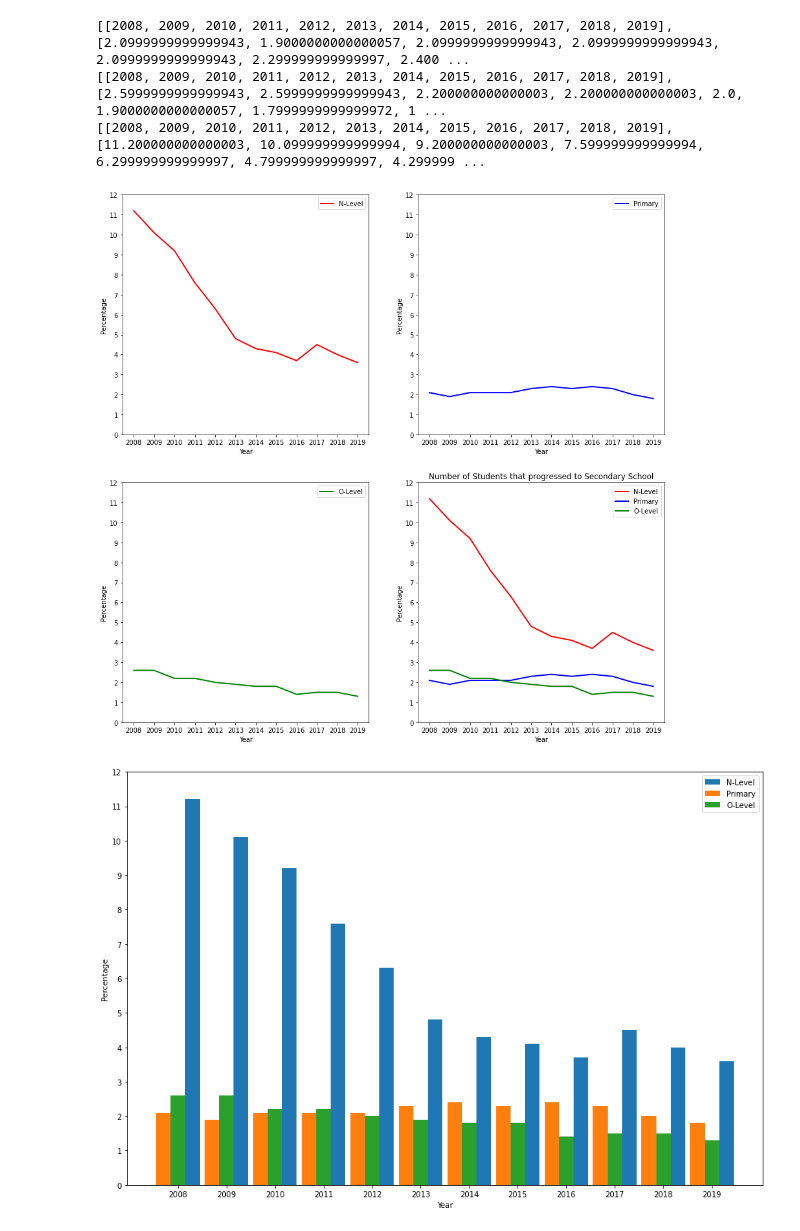
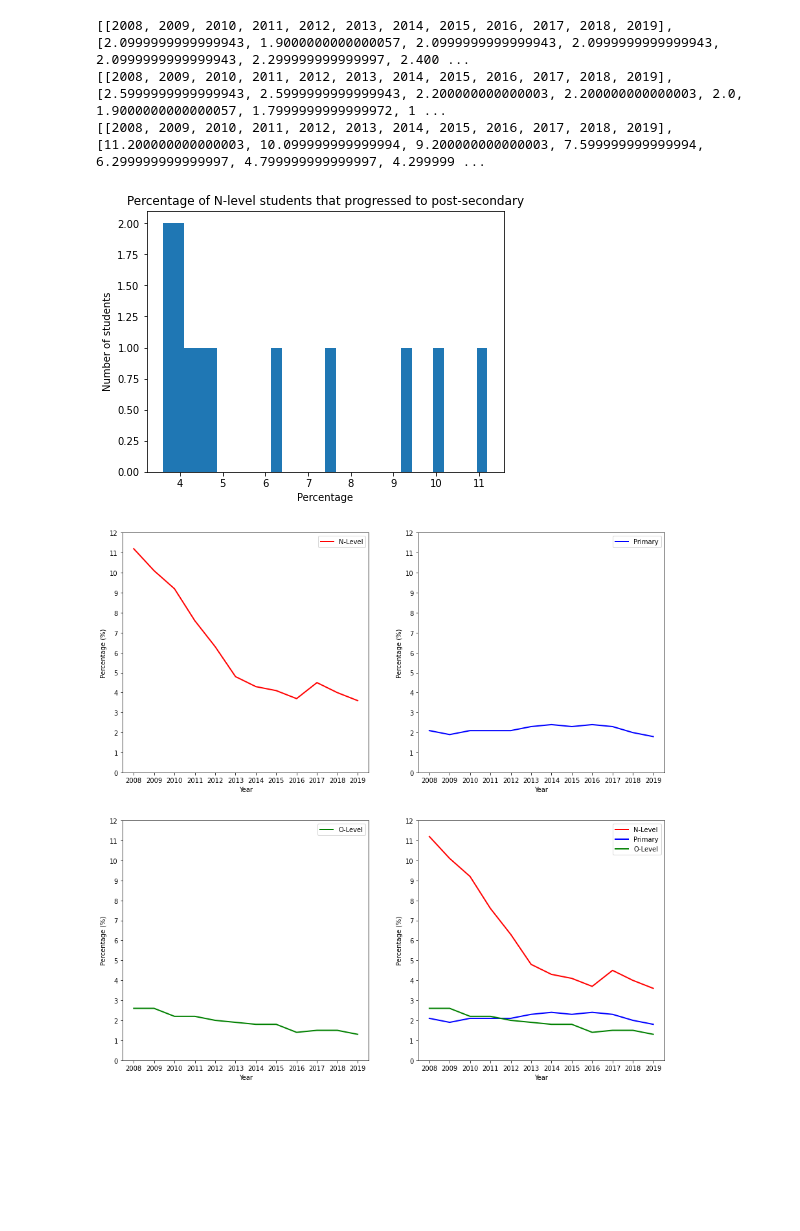
Before and after one commit to raracraz/DataScience-AY2022-2023, a Jupyter notebook: Ca1.ipynb, the cells around one changed output. Drawn from its saved outputs; the diff is of its cells as text; code cells hidden in the pictures; blank space fills up the shorter version.

```diff
--- a/Ca1.ipynb
+++ b/Ca1.ipynb
@@ -40,7 +40,12 @@ print(overall_primary_that_progress_to_secondary)
 print(overall_o_level_that_progress_to_post_secondary)
 print(overall_n_level_that_progress_to_post_secondary)
 
-
+# plot a histogram showing n-level students that progressed to post-secondary
+plt.hist(overall_n_level_that_progress_to_post_secondary[1], bins=30)
+plt.title("Percentage of N-level students that progressed to post-secondary")
+plt.xlabel("Percentage")
+plt.ylabel("Number of students")
+plt.show()
 
 # plot a line graph data
 
@@ -50,7 +55,7 @@ plt.plot(overall_n_level_that_progress_to_post_secondary[0], overall_n_level_tha
 plt.yticks(np.arange(0, 13, 1))
 plt.xticks(np.arange(overall_n_level_that_progress_to_post_secondary[0][0], overall_n_level_that_progress_to_post_secondary[0][-1]+1, 1))
 plt.xlabel("Year")
-plt.ylabel("Percentage")
+plt.ylabel("Percentage (%)")
 plt.legend(loc="upper right")
 
 plt.subplot(2, 2, 2)
@@ -58,7 +63,7 @@ plt.plot(overall_primary_that_progress_to_secondary[0], overall_primary_that_pro
 plt.yticks(np.arange(0, 13, 1))
 plt.xticks(np.arange(overall_primary_that_progress_to_secondary[0][0], overall_primary_that_progress_to_secondary[0][-1]+1, 1))
 plt.xlabel("Year")
-plt.ylabel("Percentage")
+plt.ylabel("Percentage (%)")
 plt.legend(loc="upper right")
 
 plt.subplot(2, 2, 3)
@@ -66,7 +71,7 @@ plt.plot(overall_o_level_that_progress_to_post_secondary[0], overall_o_level_tha
 plt.yticks(np.arange(0, 13, 1))
 plt.xticks(np.arange(overall_o_level_that_progress_to_post_secondary[0][0], overall_o_level_that_progress_to_post_secondary[0][-1]+1, 1))
 plt.xlabel("Year")
-plt.ylabel("Percentage")
+plt.ylabel("Percentage (%)")
 plt.legend(loc="upper right")
 
 plt.subplot(2, 2, 4)
@@ -76,7 +81,7 @@ plt.plot(overall_o_level_that_progress_to_post_secondary[0], overall_o_level_tha
 plt.yticks(np.arange(0, 13, 1))
 plt.xticks(np.arange(overall_n_level_that_progress_to_post_secondary[0][0], overall_n_level_that_progress_to_post_secondary[0][-1]+1, 1))
 plt.xlabel("Year")
-plt.ylabel("Percentage")
+plt.ylabel("Percentage (%)")
 plt.legend(loc="upper right")
 
 # plot a bar graph data of number of students that progressed to secondary school
@@ -89,47 +94,42 @@ p1 = plt.bar(ind, overall_primary_that_progress_to_secondary[1], width, label="P
 p2 = plt.bar(ind + width, overall_o_level_that_progress_to_post_secondary[1], width, label="O-Level")
 plt.yticks(np.arange(0, 13, 1))
 plt.xticks(ind + width, overall_primary_that_progress_to_secondary[0])
-plt.ylabel("Percentage")
+plt.ylabel("Percentage (%)")
 plt.xlabel("Year")
-plt.ylabel("Percentage")
 plt.legend(loc="upper right")
 plt.show()
 
 # plot a scattergraph with x-axis as the years and y-axis as the percentage
 # plt.subplot(233)
 plt.figure(figsize=(15, 10))
 plt.scatter(overall_primary_that_progress_to_secondary[0], overall_primary_that_progress_to_secondary[1], label="Primary")
 plt.scatter(overall_o_level_that_progress_to_post_secondary[0], overall_o_level_that_progress_to_post_secondary[1], label="O-Level")
 plt.scatter(overall_n_level_that_progress_to_post_secondary[0], overall_n_level_that_progress_to_post_secondary[1], label="N-Level")
 plt.yticks(np.arange(0, 13, 1))
 plt.xticks(np.arange(overall_o_level_that_progress_to_post_secondary[0][0], overall_o_level_that_progress_to_post_secondary[0][-1]+1, 1))
 plt.xlabel("Year")
-plt.ylabel("Percentage")
+plt.ylabel("Percentage (%)")
 plt.legend()
 plt.show()
 
 # plot a box plot with x-axis as the years and y-axis as the percentage
 # plt.subplot(234)
 plt.figure(figsize=(6.5, 15))
 plt.boxplot([overall_primary_that_progress_to_secondary[1], overall_o_level_that_progress_to_post_secondary[1], overall_n_level_that_progress_to_post_secondary[1]])
 plt.xticks([1, 2, 3], ["Primary", "O-Level", "N-Level"])
 plt.yticks(np.arange(0, 13, 1))
 plt.xlabel("Education Level")
-plt.ylabel("Percentage")
+plt.ylabel("Percentage (%)")
 plt.show()
 
-# plot a histogram with x-axis as the years and y-axis as the percentage
-# plt.subplot(235)
-plt.figure(figsize=(15, 10))
-plt.hist(overall_o_level_that_progress_to_post_secondary[1], bins=12, label="O-Level")
 
 
 # things to improve
 # > lines
 # > change float to int for Years
 # %% [output]
 [[2008, 2009, 2010, 2011, 2012, 2013, 2014, 2015, 2016, 2017, 2018, 2019], [2.0999999999999943, 1.9000000000000057, 2.0999999999999943, 2.0999999999999943, 2.0999999999999943, 2.299999999999997, 2.400 ...
 [[2008, 2009, 2010, 2011, 2012, 2013, 2014, 2015, 2016, 2017, 2018, 2019], [2.5999999999999943, 2.5999999999999943, 2.200000000000003, 2.200000000000003, 2.0, 1.9000000000000057, 1.7999999999999972, 1 ...
 [[2008, 2009, 2010, 2011, 2012, 2013, 2014, 2015, 2016, 2017, 2018, 2019], [11.200000000000003, 10.099999999999994, 9.200000000000003, 7.599999999999994, 6.299999999999997, 4.799999999999997, 4.299999 ...
-[figure, old version]
+[figure, new version]
-[figure, old version]
+[figure, new version]
```
Also changed, not shown: parts of 1 cell of this notebook.
